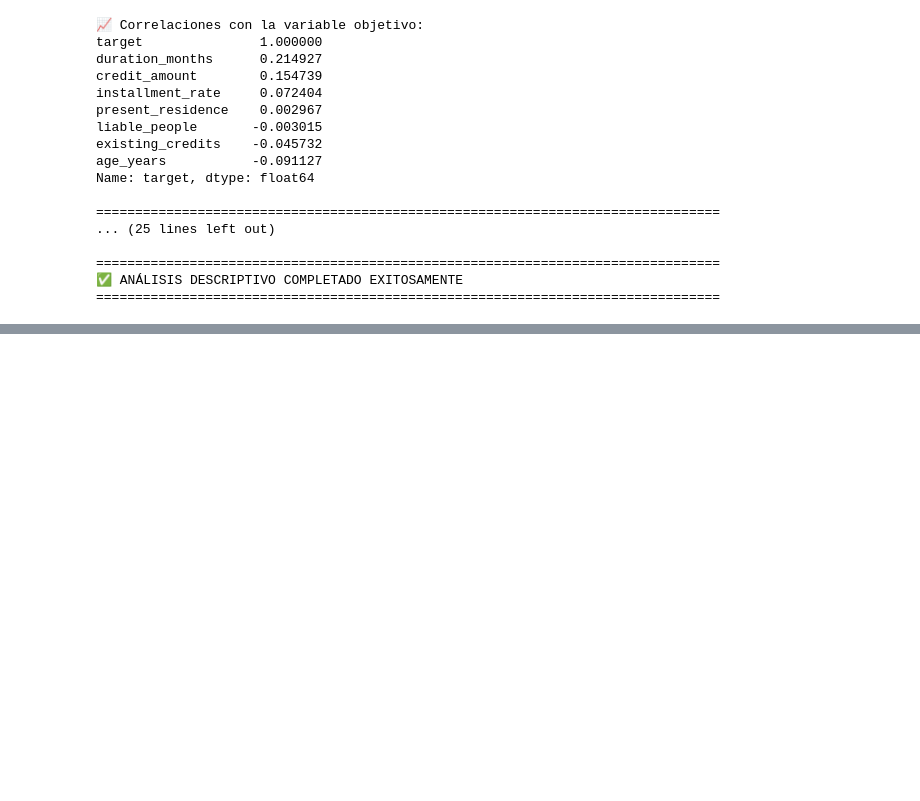
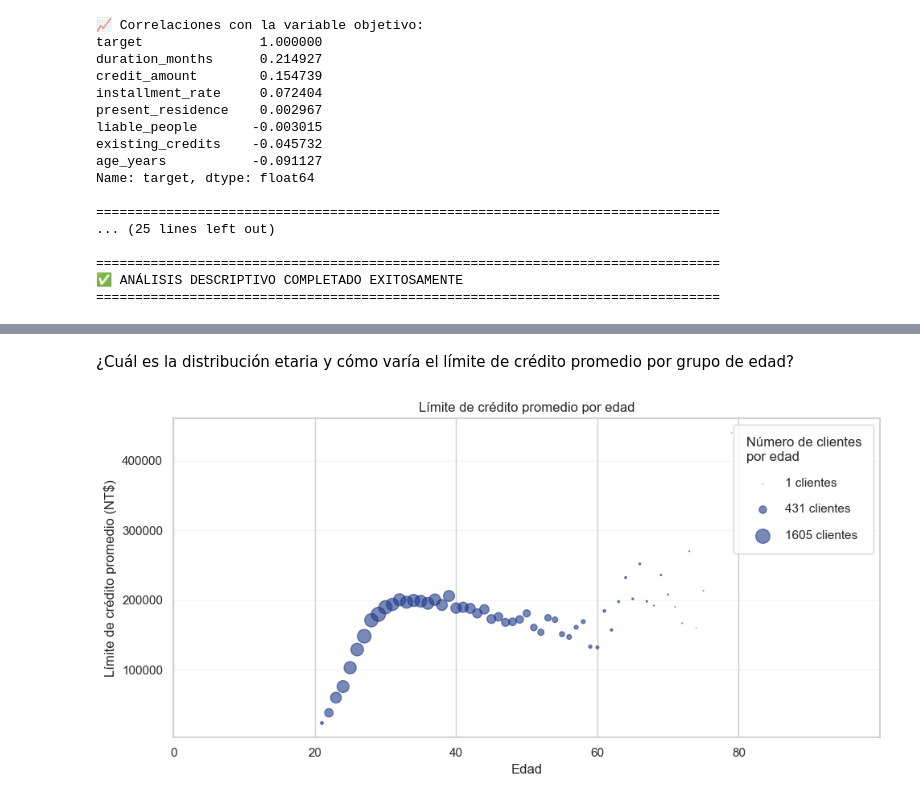
Before and after one commit to eci-monitorias-EST/app_monitorias_2026-1, a Jupyter notebook: notebooks/eda.ipynb, the cells around one changed output, grey strips where cells are left out. Drawn from its saved outputs; the diff is of its cells as text; code cells hidden in the pictures; blank space fills up the shorter version.

```diff
--- a/notebooks/eda.ipynb
+++ b/notebooks/eda.ipynb
@@ -673,0 +861,39 @@ Name: target, dtype: float64
+# %% [markdown]
+¿Cuál es la distribución etaria y cómo varía el límite de crédito promedio por grupo de edad?
+# %%
+df_edad = clientes.groupby("AGE").agg(
+    limite_promedio=("LIMIT_BAL", "mean"),
+    frecuencia=("LIMIT_BAL", "count")
+).reset_index()
+
+fig, ax = plt.subplots(figsize=(10, 5))
+
+sc = ax.scatter(
+    df_edad["AGE"],
+    df_edad["limite_promedio"],
+    s=df_edad["frecuencia"] / 10,
+    alpha=0.6
+)
+
+f_min = df_edad["frecuencia"].min()
+f_mid = int(df_edad["frecuencia"].median())
+f_max = df_edad["frecuencia"].max()
+color_real = sc.get_facecolor()[0]
+
+handles = [
+    plt.scatter([], [], s=f / 10, alpha=0.6, color=color_real, label=f"{f} clientes")
+    for f in [f_min, f_mid, f_max]
+]
+ax.legend(handles=handles, title="Número de clientes\npor edad",
+          labelspacing=1.2, borderpad=1, loc="upper right")
+
+ax.set_xlabel("Edad")
+ax.set_ylabel("Límite de crédito promedio (NT$)")
+ax.set_title("Límite de crédito promedio por edad")
+ax.set_xlim(0, 100)
+ax.set_xticks(range(0, 100, 20))
+ax.grid(axis='y', alpha=0.2)
+plt.tight_layout()
+plt.show()
+# %% [output]
+[figure, added]
```
Also changed, not shown: parts of 61 cells of this notebook.
